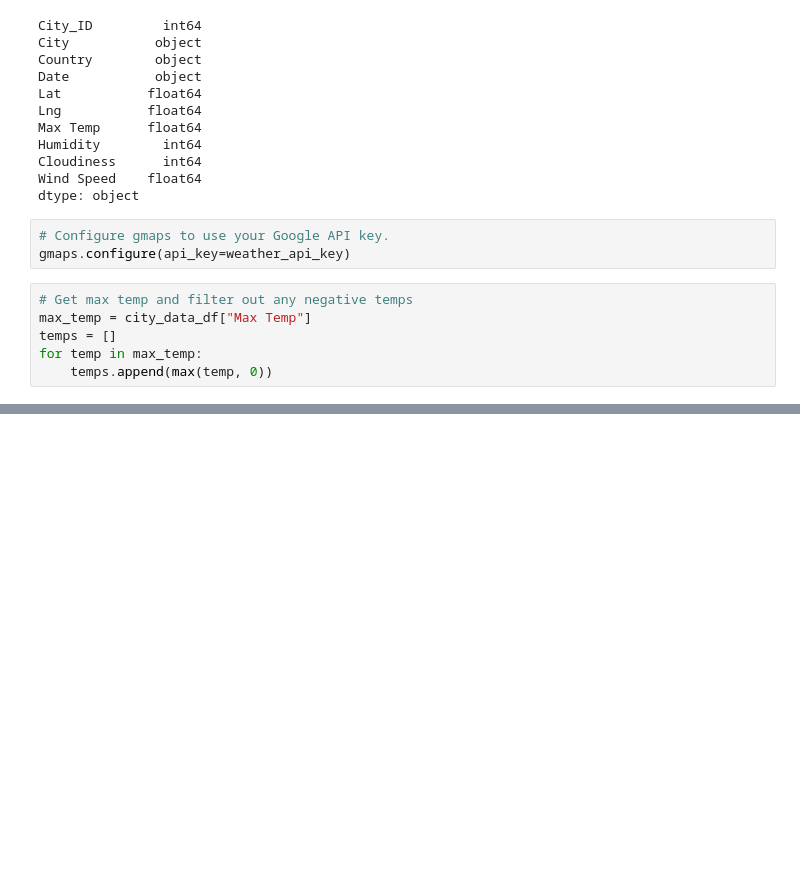
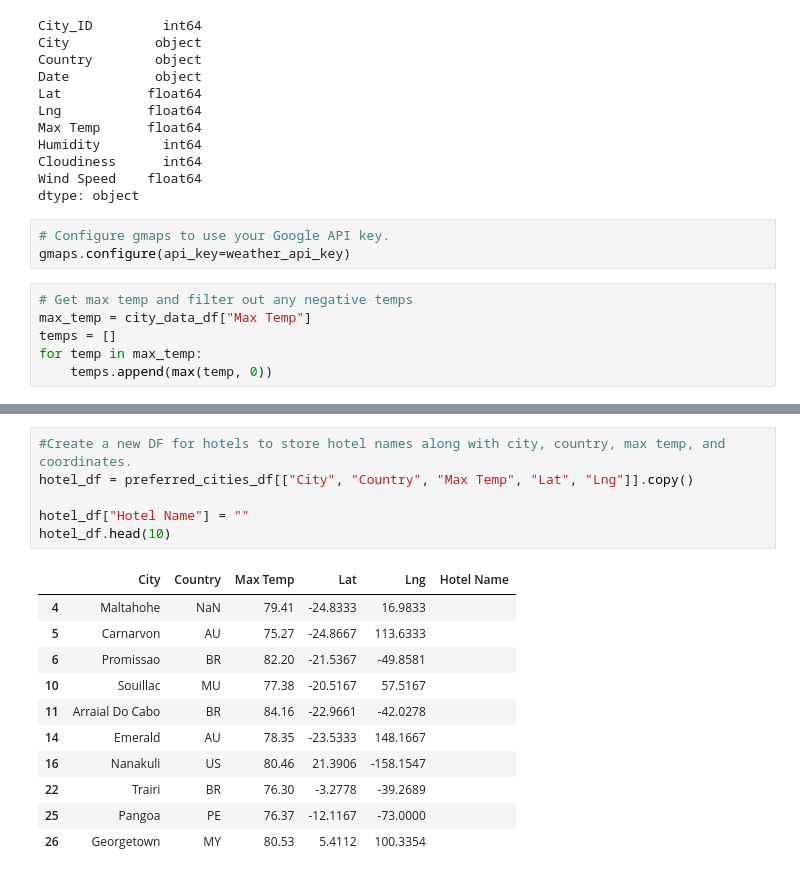
Before and after one commit to alyssamaestringer/World_Weather_Analysis, a Jupyter notebook: VacationPy.ipynb, the cells around one changed output, grey strips where cells are left out. Cells and saved outputs as stored; diff of their text form; blank space fills up the shorter version.

```diff
--- a/VacationPy.ipynb
+++ b/VacationPy.ipynb
@@ -63,0 +197,18 @@ fig
+# %%
+#Create a new DF for hotels to store hotel names along with city, country, max temp, and coordinates.
+hotel_df = preferred_cities_df[["City", "Country", "Max Temp", "Lat", "Lng"]].copy()
+
+hotel_df["Hotel Name"] = ""
+hotel_df.head(10)
+# %% [output]
+|  | City | Country | Max Temp | Lat | Lng | Hotel Name |
+| 4 | Maltahohe | NaN | 79.41 | -24.8333 | 16.9833 |  |
+| 5 | Carnarvon | AU | 75.27 | -24.8667 | 113.6333 |  |
+| 6 | Promissao | BR | 82.20 | -21.5367 | -49.8581 |  |
+| 10 | Souillac | MU | 77.38 | -20.5167 | 57.5167 |  |
+| 11 | Arraial Do Cabo | BR | 84.16 | -22.9661 | -42.0278 |  |
+| 14 | Emerald | AU | 78.35 | -23.5333 | 148.1667 |  |
+| 16 | Nanakuli | US | 80.46 | 21.3906 | -158.1547 |  |
+| 22 | Trairi | BR | 76.30 | -3.2778 | -39.2689 |  |
+| 25 | Pangoa | PE | 76.37 | -12.1167 | -73.0000 |  |
+| 26 | Georgetown | MY | 80.53 | 5.4112 | 100.3354 |  |
```
Also changed, not shown: parts of 16 cells of this notebook, 1 other file.
